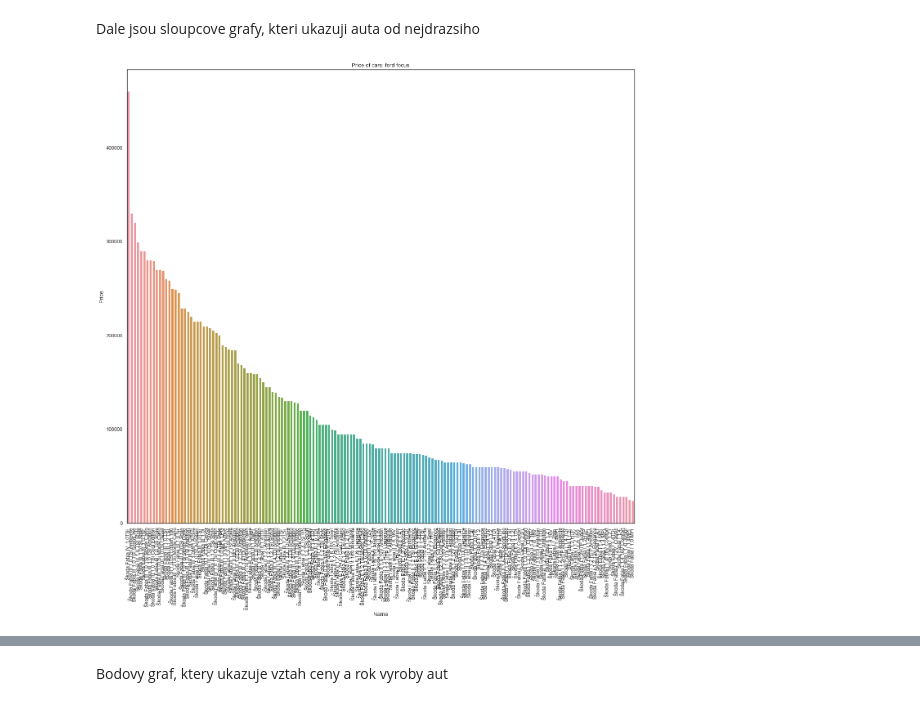
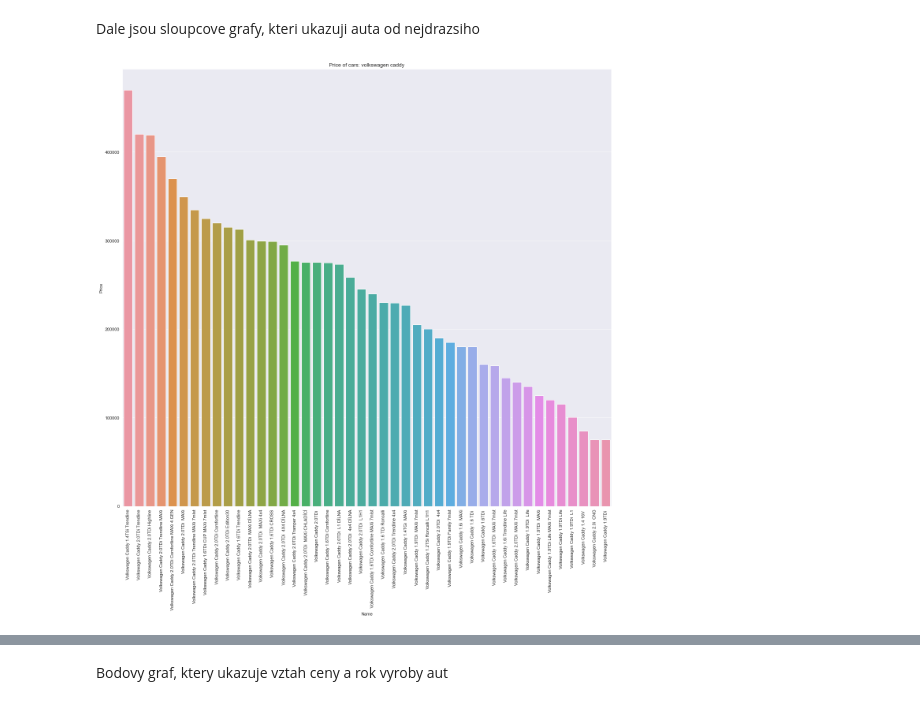
Before and after one commit to nassymonster/Pypelka_AutoProject, a Jupyter notebook: Pypelka_AutoEsa.ipynb, the cells around one changed output, grey strips where cells are left out. Saved outputs shown, nothing was run; the diff lists cells and outputs as text; code cells hidden in the pictures.

```diff
--- a/Pypelka_AutoEsa.ipynb
+++ b/Pypelka_AutoEsa.ipynb
@@ -67,10 +99,22 @@ def databrand (brand, model):
 # %% [markdown]
 Ulozeni nasbiranych dat (brand='znacku auta', model='model auta')
 # %%
-#promenna pro data znacky skoda fabia
-data_auto_1= databrand(brand=brand_model_1['brand'], model=brand_model_1['model'])
-#promenna pro data znacky ford focus
-data_auto_2= databrand(brand=brand_model_2['brand'], model=brand_model_2['model'])
+# #promenna pro data znacky skoda fabia
+# data_auto_1= databrand(brand=brand_model_1['brand'], model=brand_model_1['model'])
+# #promenna pro data znacky ford focus
+# data_auto_2= databrand(brand=brand_model_2['brand'], model=brand_model_2['model'])
+
+car_brand1 = 'volkswagen'
+car_model1 = 'caddy'
+
+car_brand2 = 'volkswagen'
+car_model2 = 'passat-cc'
+
+def car_data (car_brand, car_model):
+    return databrand(brand=car_brand, model=car_model), str(car_brand) + ' ' + str(car_model)
+
+data_auto_1, label1 = car_data (car_brand = car_brand1, car_model = car_model1)
+data_auto_2, label2 = car_data (car_brand = car_brand2, car_model = car_model2)
 # %% [markdown]
 Dale pripravime promenne pro grafy
 # %%
@@ -150,46 +201,66 @@ plt.show()
 # %% [markdown]
 Dale jsou sloupcove grafy, kteri ukazuji auta od nejdrazsiho
 # %%
-# sparovani znacek aut a jejich cen pro nasledne serazeni
-# auto 1
-dic_name_price_1 = dict(zip(name_lst_1, price_lst_1))
-# auto 1
-dic_name_price_2 = dict(zip(name_lst_2, price_lst_2))
+def barplot_graph (name, price):
 
-#seradime auta dle ceny od nejvyssi
-# auto 1
-sorted_dic_name_price_1 = sorted(dic_name_price_1.items(), key=lambda x:x[1], reverse=True)
-# auto 1
-sorted_dic_name_price_2 = sorted(dic_name_price_2.items(), key=lambda x:x[1], reverse=True)
+    return dict(sorted(dict(zip(name, price)).items(), key=lambda x:x[1], reverse=True))
 
-# prevedeme to do formatu slovniku
-# auto 1
-converted_dict_1 = dict(sorted_dic_name_price_1)
-# auto 1
-converted_dict_2 = dict(sorted_dic_name_price_2)
+keys_1 = list(barplot_graph(name_lst_1, price_lst_1).keys())
+vals_1 = list(barplot_graph(name_lst_1, price_lst_1).values())
 
-# auto 1: vytvorime parametry pro osu x a y
-keys_1 = list(converted_dict_1.keys())
-vals_1= list(converted_dict_1.values())
+keys_2 = list(barplot_graph(name_lst_2, price_lst_2).keys())
+vals_2 = list(barplot_graph(name_lst_2, price_lst_2).values())
 
-# auto 2: vytvorime parametry pro osu x a y
-keys_2 = list(converted_dict_2.keys())
-vals_2= list(converted_dict_2.values())
+# # sparovani znacek aut a jejich cen pro nasledne serazeni
+# # auto 1
+# dic_name_price_1 = dict(zip(name_lst_1, price_lst_1))
+# # auto 1
+# dic_name_price_2 = dict(zip(name_lst_2, price_lst_2))
+#
+# #seradime auta dle ceny od nejvyssi
+# # auto 1
+# sorted_dic_name_price_1 = sorted(dic_name_price_1.items(), key=lambda x:x[1], reverse=True)
+# # auto 1
+# sorted_dic_name_price_2 = sorted(dic_name_price_2.items(), key=lambda x:x[1], reverse=True)
+#
+# # prevedeme to do formatu slovniku
+# # auto 1
+# converted_dict_1 = dict(sorted_dic_name_price_1)
+# # auto 1
+# converted_dict_2 = dict(sorted_dic_name_price_2)
+#
+# # auto 1: vytvorime parametry pro osu x a y
+# keys_1 = list(converted_dict_1.keys())
+# vals_1= list(converted_dict_1.values())
+#
+# # auto 2: vytvorime parametry pro osu x a y
+# keys_2 = list(converted_dict_2.keys())
+# vals_2= list(converted_dict_2.values())
 
 ### vykresleni grafu ###
 
+def graph1 (keys, vals, label):
+    figure(num=None, figsize=(20,18), dpi=80, facecolor='w', edgecolor='r')
+    sns.barplot(x=keys, y = vals).set(title="Price of cars: " + label, xlabel='Name', ylabel='Price')
+    plt.xticks(rotation = 90)
+    plt.show()
+
 # auto 1
 
-figure(num=None, figsize=(20,18), dpi=80, facecolor='w', edgecolor='r')
-sns.barplot(x=keys_1, y = vals_1).set(title="Price of cars: " + label2, xlabel='Name', ylabel='Price')
-plt.xticks(rotation = 90)
-plt.show()
+graph1 (keys_1, vals_1, label1)
+
+# figure(num=None, figsize=(20,18), dpi=80, facecolor='w', edgecolor='r')
+# sns.barplot(x=keys_1, y = vals_1).set(title="Price of cars: " + label1, xlabel='Name', ylabel='Price')
+# plt.xticks(rotation = 90)
+# plt.show()
 
 # auto 2
 
-figure(num=None, figsize=(20,18), dpi=80, facecolor='w', edgecolor='r')
-sns.barplot(x=keys_2, y = vals_2).set(title="Price of cars: " + label2, xlabel='Name', ylabel='Price')
-plt.xticks(rotation = 90)
-plt.show()
+graph1 (keys_2, vals_2, label2)
+
+# figure(num=None, figsize=(20,18), dpi=80, facecolor='w', edgecolor='r')
+# sns.barplot(x=keys_2, y = vals_2).set(title="Price of cars: " + label2, xlabel='Name', ylabel='Price')
+# plt.xticks(rotation = 90)
+# plt.show()
 # %% [output]
-[figure, old version]
+[figure, new version]
```
Also changed, not shown: parts of 9 cells of this notebook, 1 other file.
